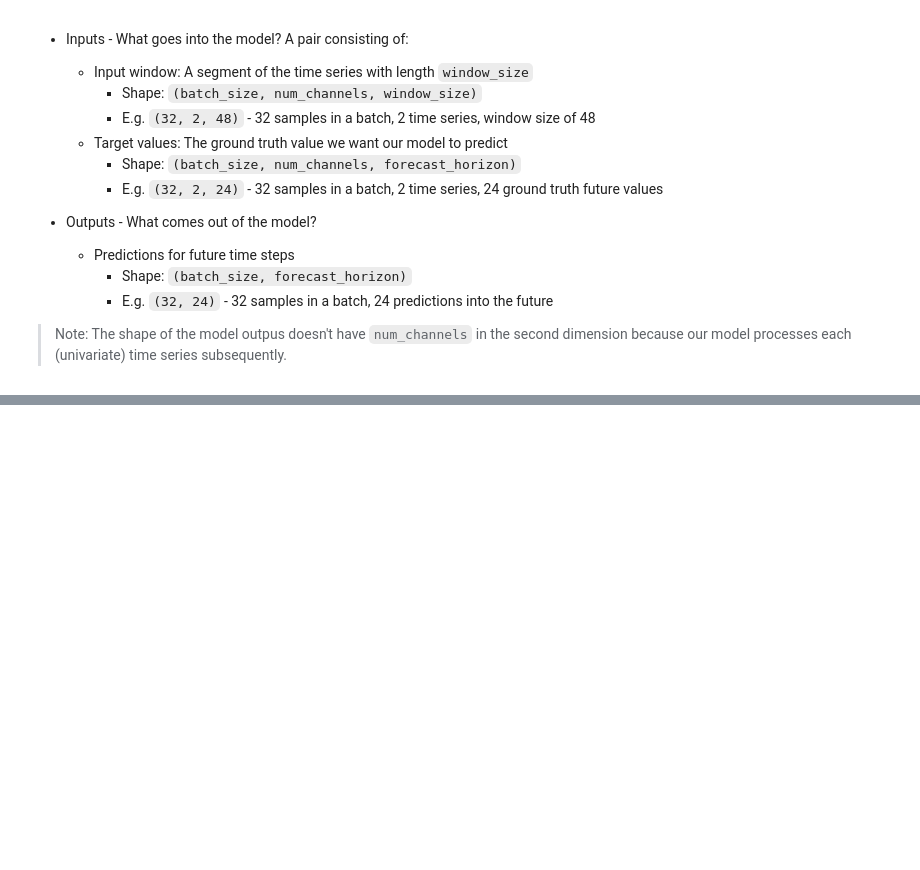
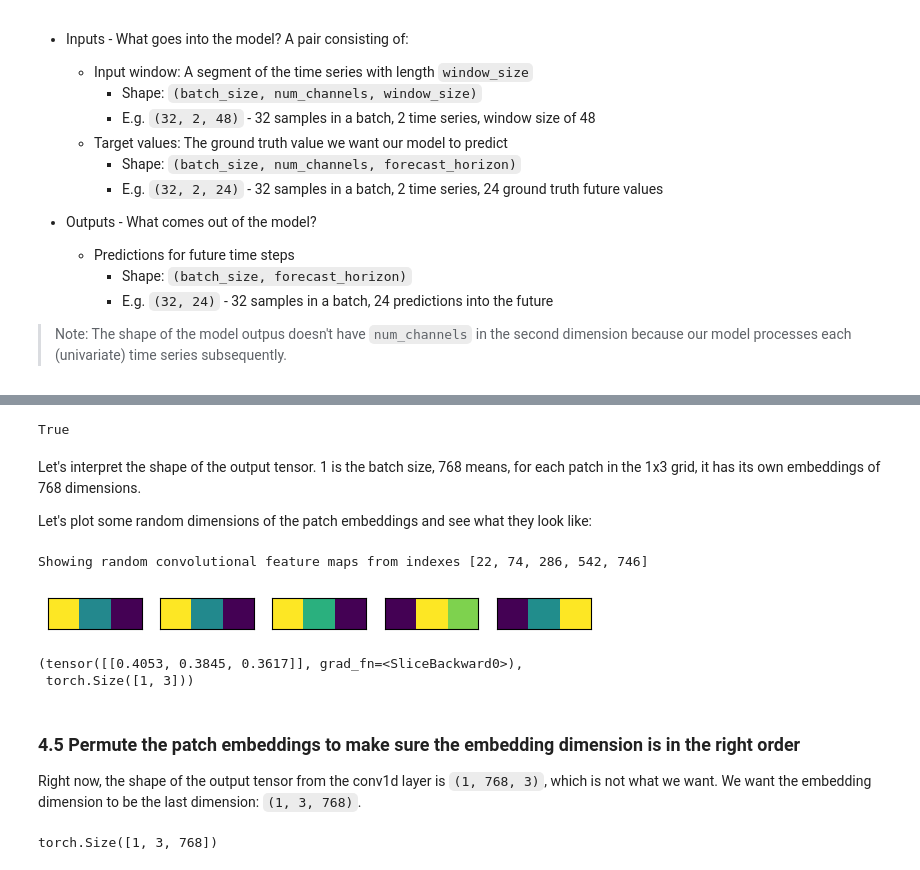
Before and after one commit to chunyagi/BERTime, a Jupyter notebook: timellm_paper_replicating.ipynb, the cells around one changed output, grey strips where cells are left out. Cells and saved outputs as stored; diff of their text form; code cells hidden in the pictures; blank space fills up the shorter version.

Commit message:
uploaded TimeLLM mvp and additional figures

```diff
--- a/timellm_paper_replicating.ipynb
+++ b/timellm_paper_replicating.ipynb
@@ -187,10 +198,10 @@ class TimeSeriesDatasetCustom(Dataset):
 # %%
 # Test out TimeSeriesDatasetCustom
 train_data_custom = TimeSeriesDatasetCustom(df=train_df,
-                                            window_size=5,
+                                            window_size=6,
                                             stride=5) # non-overlapping window because it is equal to the window size
 test_data_custom = TimeSeriesDatasetCustom(df=test_df,
-                                           window_size=5,
+                                           window_size=6,
                                            stride=5)
 train_data_custom, test_data_custom
 # %% [output]
@@ -310,0 +635,13 @@ With the dataloader's ready, we can now proceed to replicate TimeLLM's model arc
+# %%
+# Create a conv1d layer to turn the time series input window into patches of learnable embeddings (patchification and embedding at the same time)
+from torch import nn
+
+# Set up the patch size (L_p)
+patch_size = 2
+
+conv1d = nn.Conv1d(in_channels=2, # number of time series
+                   out_channels=768, # patch embedding dimension
+                   kernel_size=patch_size,
+                   stride=patch_size, # non-overlapping patches
+                   padding=0) # no padding
+conv1d
@@ -310,0 +650,7 @@ With the dataloader's ready, we can now proceed to replicate TimeLLM's model arc
+# %%
+# Get a training sample
+input_window = train_data_custom[0][0]
+
+# Remind ourselves of what the data looks like
+print(f"[INFO] Input data:\n{input_window}") # take the first batch
+print(f"[INFO] Shape: {input_window.shape}")
@@ -310,0 +662,4 @@ With the dataloader's ready, we can now proceed to replicate TimeLLM's model arc
+# %%
+# Pass the input window through the convolutional layer
+input_window_out_of_conv = conv1d(input_window.unsqueeze(dim=0)) # add batch dimension
+input_window_out_of_conv, input_window_out_of_conv.shape
@@ -310,0 +675,42 @@ With the dataloader's ready, we can now proceed to replicate TimeLLM's model arc
+# %%
+input_window_out_of_conv.requires_grad # make sure it's learnable
+# %% [output]
+True
+# %% [markdown]
+Let's interpret the shape of the output tensor. 1 is the batch size, 768 means, for each patch in the 1x3 grid, it has its own embeddings of 768 dimensions.
+
+Let's plot some random dimensions of the patch embeddings and see what they look like:
+# %%
+# Plot random convolutional feature maps (embeddings)
+import random
+random_indexes = random.sample(range(0, 768), k=5)
+print(f"Showing random convolutional feature maps from indexes {random_indexes}")
+
+# Create plot
+fig, axs = plt.subplots(nrows=1, ncols=5, figsize=(7, 7))
+
+# Plot random input window feature maps
+for i, idx in enumerate(random_indexes):
+  input_window_feature_map = input_window_out_of_conv[:, idx, :]
+  axs[i].imshow(input_window_feature_map.detach().numpy()) # remove gradient tracking and convert it to numpy array
+  axs[i].set(xticklabels=[], yticklabels=[], xticks=[], yticks=[])
+# %% [output]
+Showing random convolutional feature maps from indexes [22, 74, 286, 542, 746]
+[figure, added]
+# %%
+# Get a single feature map in tensor form
+single_feature_map = input_window_out_of_conv[:, 626, :]
+single_feature_map, single_feature_map.shape # brighter color means the embedding value is larger
+# %% [output]
+(tensor([[0.4053, 0.3845, 0.3617]], grad_fn=<SliceBackward0>),
+ torch.Size([1, 3]))
+# %% [markdown]
+### 4.5 Permute the patch embeddings to make sure the embedding dimension is in the right order
+
+Right now, the shape of the output tensor from the conv1d layer is `(1, 768, 3)`, which is not what we want. We want the embedding dimension to be the last dimension: `(1, 3, 768)`.
+# %%
+# Rearrange the dimension of the output tensor from conv1d
+patch_embeddings = input_window_out_of_conv.permute(0, 2, 1)
+patch_embeddings.shape
+# %% [output]
+torch.Size([1, 3, 768])
```
Also changed, not shown: parts of 94 cells of this notebook, 2 other files.
